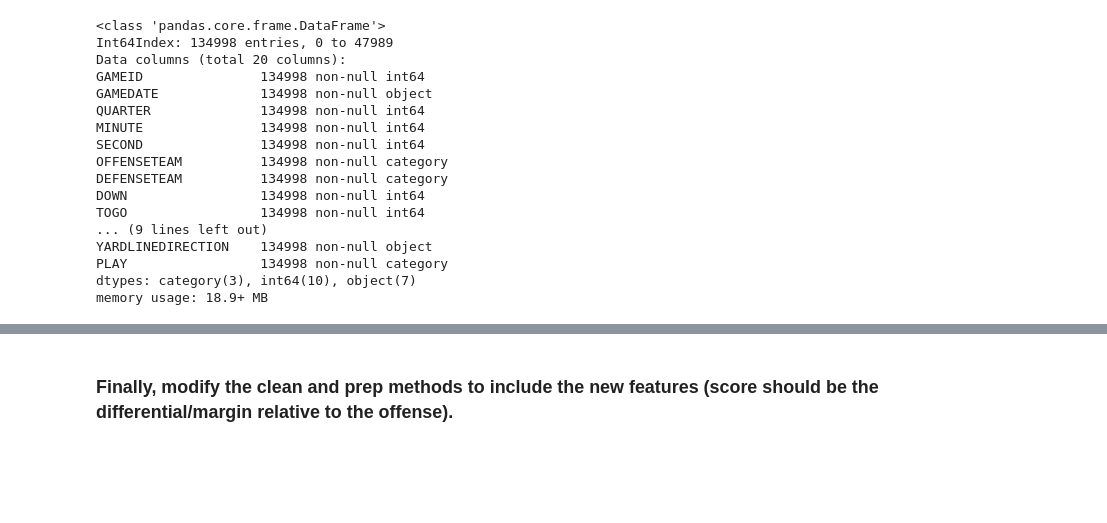
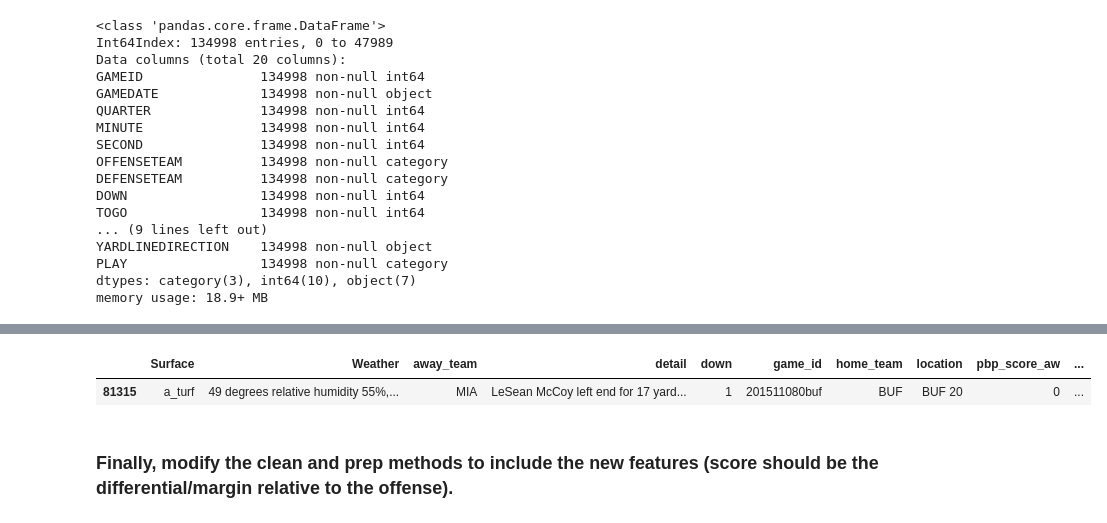
Before and after one commit to zreyn/nfl, a Jupyter notebook: notebooks/nfl-score.ipynb, the cells around one changed output, grey strips where cells are left out. Saved outputs shown, nothing was run; the diff lists cells and outputs as text; code cells hidden in the pictures; blank space fills up the shorter version.

Commit message:
finished cleaning the pro-football-reference data

```diff
--- a/notebooks/nfl-score.ipynb
+++ b/notebooks/nfl-score.ipynb
@@ -480,3 +480,6 @@ pbp_pfr = pd.concat(pbp_dfs)
 print pbp_pfr.shape
 # %% [output]
 (149667, 22)
+# %%
+#xxx temp
+pbp_pfr = pd.read_csv('../data/pbp-pfr.csv')
@@ -527,0 +646,3 @@ memory usage: 26.3+ MB
+# %%
+rand_play = pbp.iloc[random.randint(0,pbp.shape[0])]
+rand_play
@@ -527,0 +667,13 @@ memory usage: 26.3+ MB
+# %%
+pbp_pfr[
+    (pbp_pfr['season'] == rand_play['SEASONYEAR']) &
+    (pbp_pfr['quarter'] == rand_play['QUARTER']) &
+    (pbp_pfr['minute'] == rand_play['MINUTE']) &
+    (pbp_pfr['second'] == rand_play['SECOND']) &
+    (pbp_pfr['down'] == rand_play['DOWN']) &
+    (pbp_pfr['yds_to_go'] == rand_play['TOGO']) &
+    (pbp_pfr['yardlinefixed'] == rand_play['YARDLINEFIXED'])
+]
+# %% [output]
+|  | Surface | Weather | away_team | detail | down | game_id | home_team | location | pbp_score_aw | ... |
+| 81315 | a_turf | 49 degrees relative humidity 55%,... | MIA | LeSean McCoy left end for 17 yard... | 1 | 201511080buf | BUF | BUF 20 | 0 | ... |
```
Also changed, not shown: parts of 4 cells of this notebook, 1 other file.
